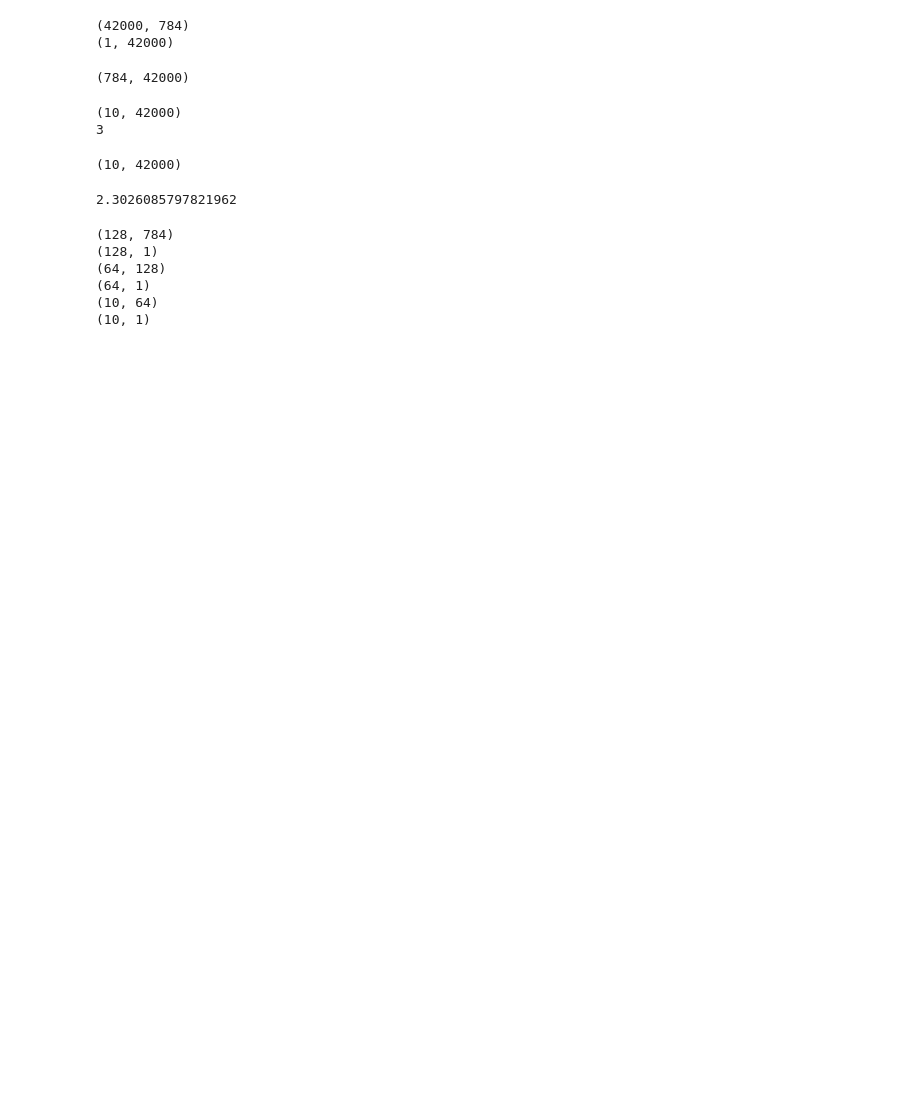
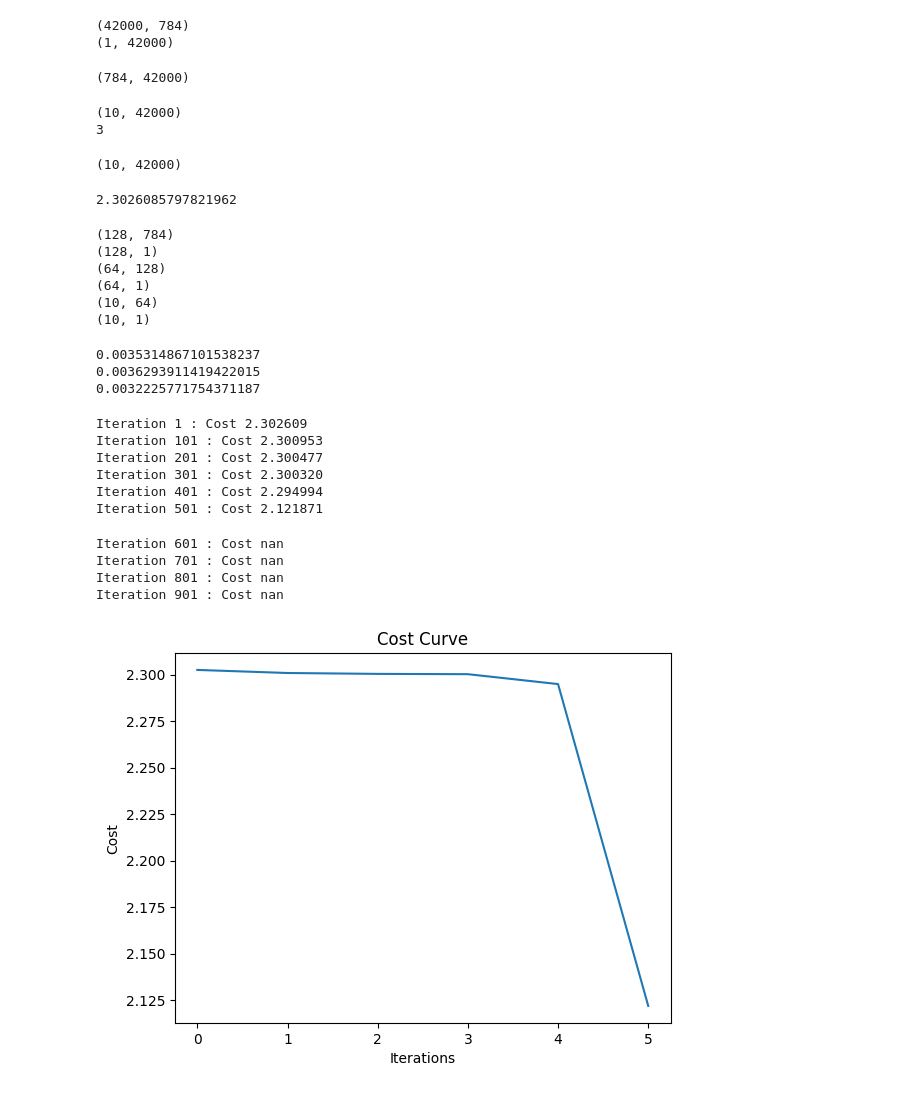
Before and after one commit to Shazal55/ML_Journey, a Jupyter notebook: Digit_Recognizer_Model/model.ipynb, the cells around one changed output. Saved outputs shown, nothing was run; the diff lists cells and outputs as text; code cells hidden in the pictures; blank space fills up the shorter version.

```diff
--- a/Digit_Recognizer_Model/model.ipynb
+++ b/Digit_Recognizer_Model/model.ipynb
@@ -196,6 +196,7 @@ def update_params(parameters,grads,learning_rate):
     for l in range(1,L+1):
         parameters["W" + str(l)] -= learning_rate*grads["dW"+str(l)]
         parameters["b" + str(l)] -= learning_rate*grads["db"+str(l)]
+    return parameters
 # %%
 grads = backward_propagation(AL,Y,caches)
 print(grads["dW1"].shape)
@@ -211,8 +212,16 @@ print(grads["db3"].shape)
 (64, 1)
 (10, 64)
 (10, 1)
+# %%
+print(np.linalg.norm(grads["dW1"]))
+print(np.linalg.norm(grads["dW2"]))
+print(np.linalg.norm(grads["dW3"]))
+# %% [output]
+0.0035314867101538237
+0.0036293911419422015
+0.0032225771754371187
 # %%
-def model(X,Y,layer_dims,learning_rate= 0.01,epochs= 1000,print_cost = True):
+def model(X,Y,layer_dims,learning_rate= 0.07,epochs= 1000,print_cost = True):
     parameters = initialize_parameters(layer_dims)
     costs = []
     for i in range(epochs):
@@ -233,3 +242,17 @@ def model(X,Y,layer_dims,learning_rate= 0.01,epochs= 1000,print_cost = True):
     plt.show()
 
     return parameters
+# %%
+parameters = model(X,Y,layer_dims)
+# %% [output]
+Iteration 1 : Cost 2.302609
+Iteration 101 : Cost 2.300953
+Iteration 201 : Cost 2.300477
+Iteration 301 : Cost 2.300320
+Iteration 401 : Cost 2.294994
+Iteration 501 : Cost 2.121871
+Iteration 601 : Cost nan
+Iteration 701 : Cost nan
+Iteration 801 : Cost nan
+Iteration 901 : Cost nan
+[figure, added]
```
